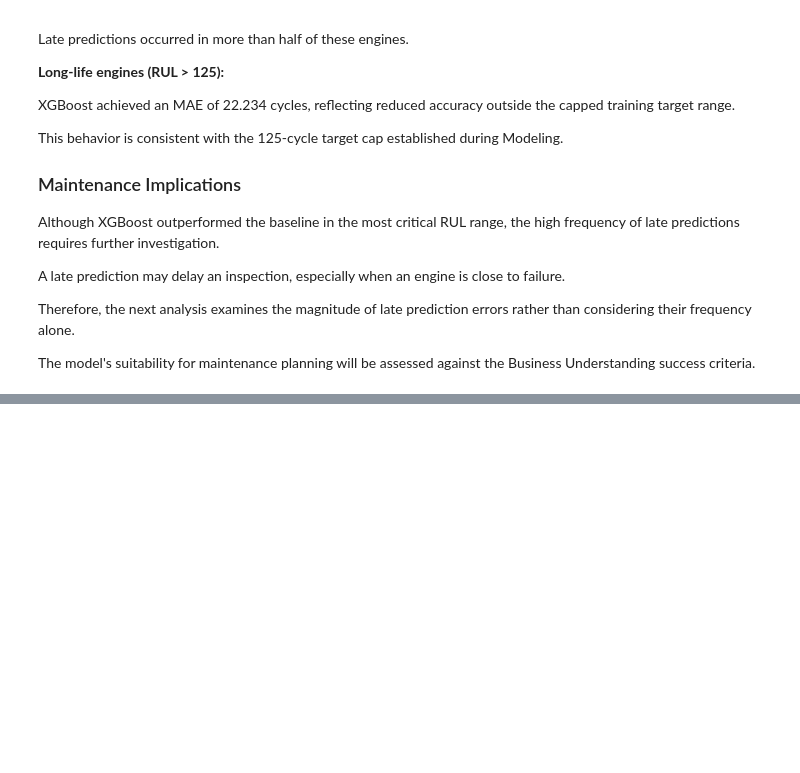
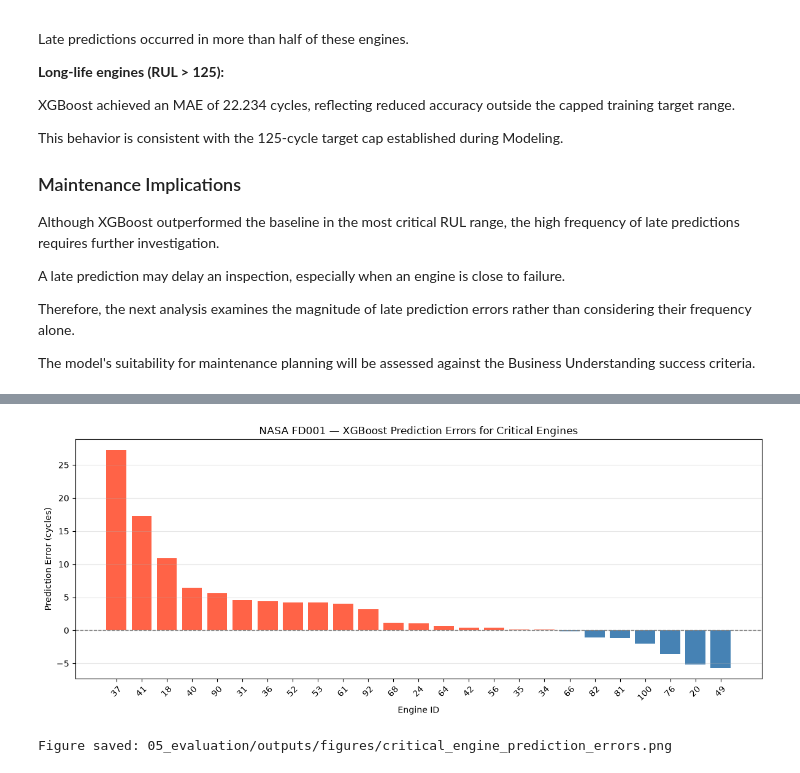
Before and after one commit to CMPE412-Predictive-Maintenance/CMPE412_Pedictive_Maintenance, a Jupyter notebook: 05_evaluation/notebooks/05_evaluation.ipynb, the cells around one changed output, grey strips where cells are left out. Drawn from its saved outputs; the diff is of its cells as text; code cells hidden in the pictures; blank space fills up the shorter version.

```diff
--- a/05_evaluation/notebooks/05_evaluation.ipynb
+++ b/05_evaluation/notebooks/05_evaluation.ipynb
@@ -876,0 +1178,52 @@ The model's suitability for maintenance planning will be assessed against the Bu
+# %%
+
+# Visualize XGBoost prediction errors for critical engines.
+
+critical_plot = critical_df.sort_values("xgb_error", ascending=False)
+
+fig, ax = plt.subplots(figsize=(12, 5))
+
+colors = [
+    "tomato" if error > 0 else "steelblue"
+    for error in critical_plot["xgb_error"]
+]
+
+ax.bar(
+    critical_plot["unit"].astype(str),
+    critical_plot["xgb_error"],
+    color=colors
+)
+
+ax.axhline(
+    y=0,
+    color="gray",
+    linestyle="--",
+    linewidth=1
+)
+
+ax.set_title(
+    "NASA FD001 — XGBoost Prediction Errors for Critical Engines"
+)
+
+ax.set_xlabel("Engine ID")
+ax.set_ylabel("Prediction Error (cycles)")
+
+ax.grid(axis="y", alpha=0.3)
+
+plt.xticks(rotation=45)
+plt.tight_layout()
+
+figure_path = FIG_DIR / "critical_engine_prediction_errors.png"
+
+plt.savefig(
+    figure_path,
+    dpi=150,
+    bbox_inches="tight"
+)
+
+plt.show()
+
+print("Figure saved:", figure_path.relative_to(REPO_DIR))
+# %% [output]
+[figure, added]
+Figure saved: 05_evaluation/outputs/figures/critical_engine_prediction_errors.png
```
Also changed, not shown: parts of 29 cells of this notebook, 15 other files.
